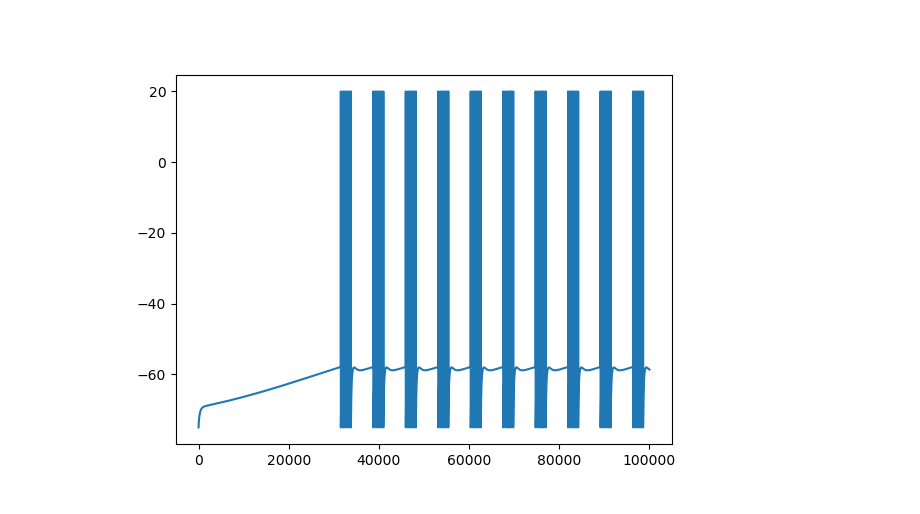
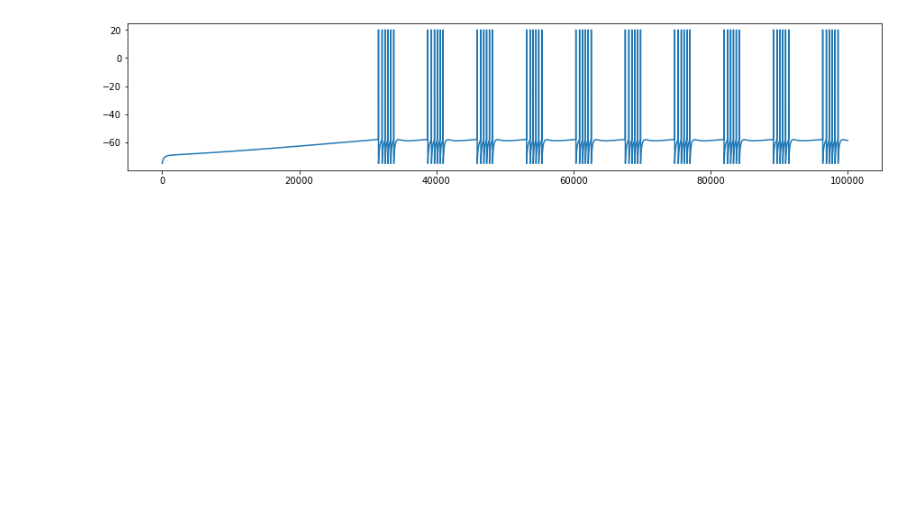
Before and after one commit to hengjiwang/hydranerv, a Jupyter notebook: hydranerv/models/network/sim_cyl_network.ipynb, the cells around one changed output. Saved outputs shown, nothing was run; the diff lists cells and outputs as text; code cells hidden in the pictures; blank space fills up the shorter version.

```diff
--- a/hydranerv/models/network/sim_cyl_network.ipynb
+++ b/hydranerv/models/network/sim_cyl_network.ipynb
@@ -32,7 +32,7 @@ ntwk.disp(figsize=(8, 8), style='spike')
 # %%
-%matplotlib widget
-plt.figure()
+%matplotlib inline
+plt.figure(figsize=(15, 3))
 plt.plot(ntwk.neurons[0].v_train)
 plt.show()
 # %% [output]
-[figure, old version]
+[figure, new version]
```
Also changed, not shown: parts of 2 cells of this notebook.
